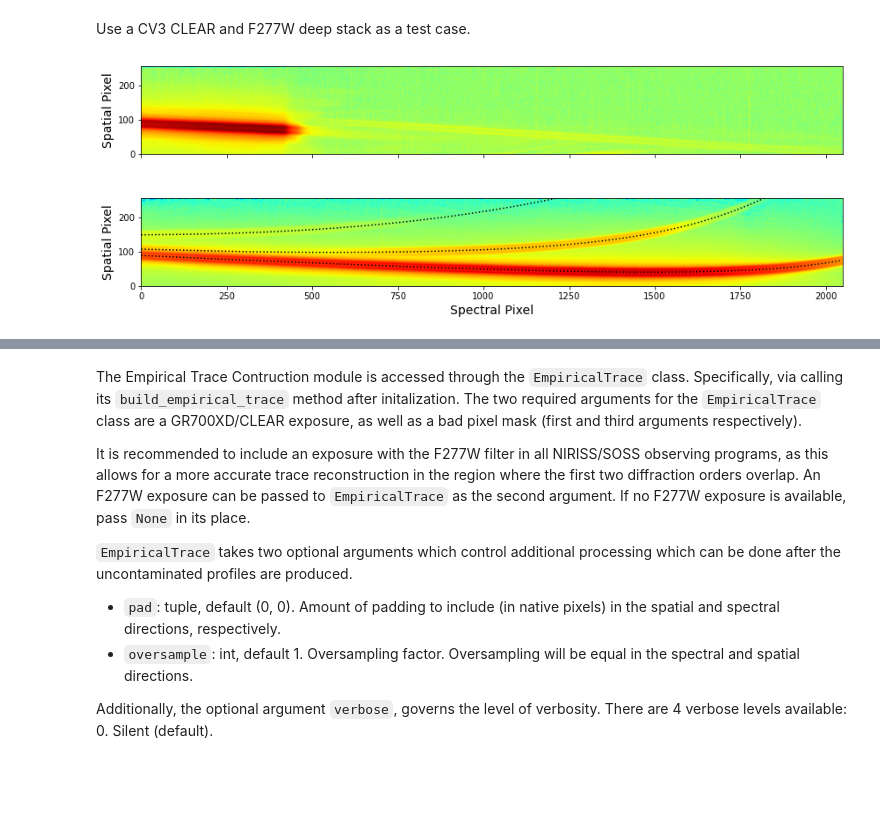
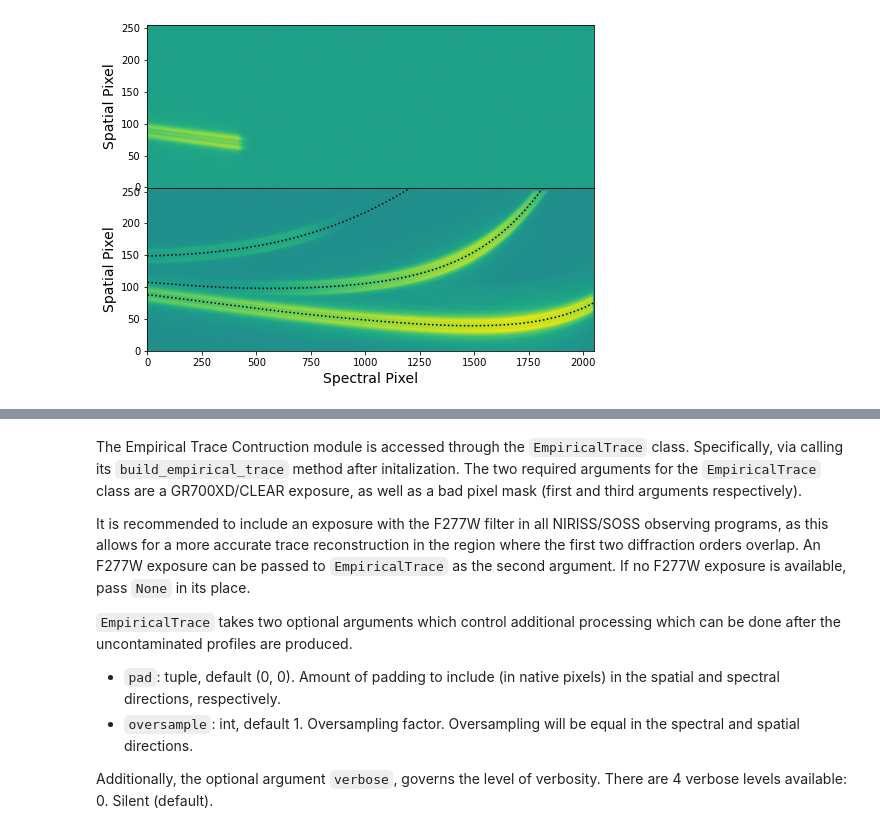
Before and after one commit to njcuk9999/jwst-mtl, a Jupyter notebook: SOSS/extract/Empirical_Trace/empirical_trace.ipynb, the cells around one changed output, grey strips where cells are left out. Saved outputs shown, nothing was run; the diff lists cells and outputs as text; code cells hidden in the pictures; blank space fills up the shorter version.

Commit message:
Current safe space before reconstruction.

```diff
--- a/SOSS/extract/Empirical_Trace/empirical_trace.ipynb
+++ b/SOSS/extract/Empirical_Trace/empirical_trace.ipynb
@@ -20,3 +20 @@ from SOSS.extract.empirical_trace.empirical_trace import EmpiricalTrace
 Please consider updating pysiaf, e.g. pip install --upgrade pysiaf or conda update pysiaf
-# %% [markdown]
-Use a CV3 CLEAR and F277W deep stack as a test case.
@@ -45,19 +20,0 @@ cen = get_soss_centroids(clearr, subarray='SUBSTRIP256')
-# %%
-# Visualize the data frames.
-f, ax = plt.subplots(2, sharex=True, figsize=(12, 5))
-ax[0].imshow(np.log10(ff277w), origin='lower', cmap='jet')
-ax[0].set_ylabel('Spatial Pixel', fontsize=14)
-
-ax[1].imshow(np.log10(clearr), origin='lower', cmap='jet')
-ax[1].plot(cen['order 1']['X centroid'], cen['order 1']['Y centroid'], ls=':', c='black')
-ax[1].plot(cen['order 2']['X centroid'], cen['order 2']['Y centroid'], ls=':', c='black')
-ax[1].plot(cen['order 3']['X centroid'], cen['order 3']['Y centroid'], ls=':', c='black')
-ax[1].set_xlabel('Spectral Pixel', fontsize=14)
-ax[1].set_ylabel('Spatial Pixel', fontsize=14)
-
-plt.xlim(0, 2048)
-plt.ylim(0, 256)
-
-f.tight_layout()
-# %% [output]
-[figure, removed]
@@ -63,0 +96,46 @@ f.tight_layout()
+# %%
+filepath = '/Users/michaelradica/transfer/IDTSOSS_clear_noisy_1_flatfieldstep.fits'
+clear = fits.getdata(filepath, 1)
+error = fits.getdata(filepath, 2)
+clear = np.nansum(clear, axis=0)
+filepath = '/Users/michaelradica/transfer/IDTSOSS_f277_noisy_1_flatfieldstep.fits'
+f277 = fits.open(filepath)[1].data
+f277 = np.nansum(f277, axis=0)
+
+# Add a floor level such that all pixels are positive
+# Are we introducing any biases by doing this?
+floor = np.nanpercentile(clear, 0.1)
+clear += -1*floor
+floor_f277 = np.nanpercentile(f277, 0.1)
+f277 += -1*floor_f277
+# Do we want to be doing some background subtraction before this?
+
+# Replace bad pixels.
+clear = replace_badpix(clear, np.isnan(np.log10(clear)))
+f277 = replace_badpix(f277, np.isnan(np.log10(f277)))
+
+# Get the trace centroids for all three orders.
+cen = get_soss_centroids(clear, subarray='SUBSTRIP256')
+
+# Plot the data frames
+fig = plt.figure(figsize=(8, 6))
+gs = gridspec.GridSpec(2, 1, height_ratios=[1, 1])
+
+ax1 = plt.subplot(gs[0])
+plt.imshow(np.log10(f277), origin='lower', aspect='auto')
+ax1.set_ylabel('Spatial Pixel', fontsize=14)
+ax1.xaxis.set_major_formatter(plt.NullFormatter())
+
+ax2 = plt.subplot(gs[1])
+plt.imshow(np.log10(clear), origin='lower', aspect='auto')
+ax2.plot(cen['order 1']['X centroid'], cen['order 1']['Y centroid'], ls=':', c='black')
+ax2.plot(cen['order 2']['X centroid'], cen['order 2']['Y centroid'], ls=':', c='black')
+ax2.plot(cen['order 3']['X centroid'], cen['order 3']['Y centroid'], ls=':', c='black')
+ax2.set_xlabel('Spectral Pixel', fontsize=14)
+ax2.set_ylabel('Spatial Pixel', fontsize=14)
+ax2.set_ylim(0, 256)
+
+plt.subplots_adjust(wspace=0, hspace=0)
+plt.show()
+# %% [output]
+[figure, added]
```
Also changed, not shown: parts of 36 cells of this notebook, 7 other files.
